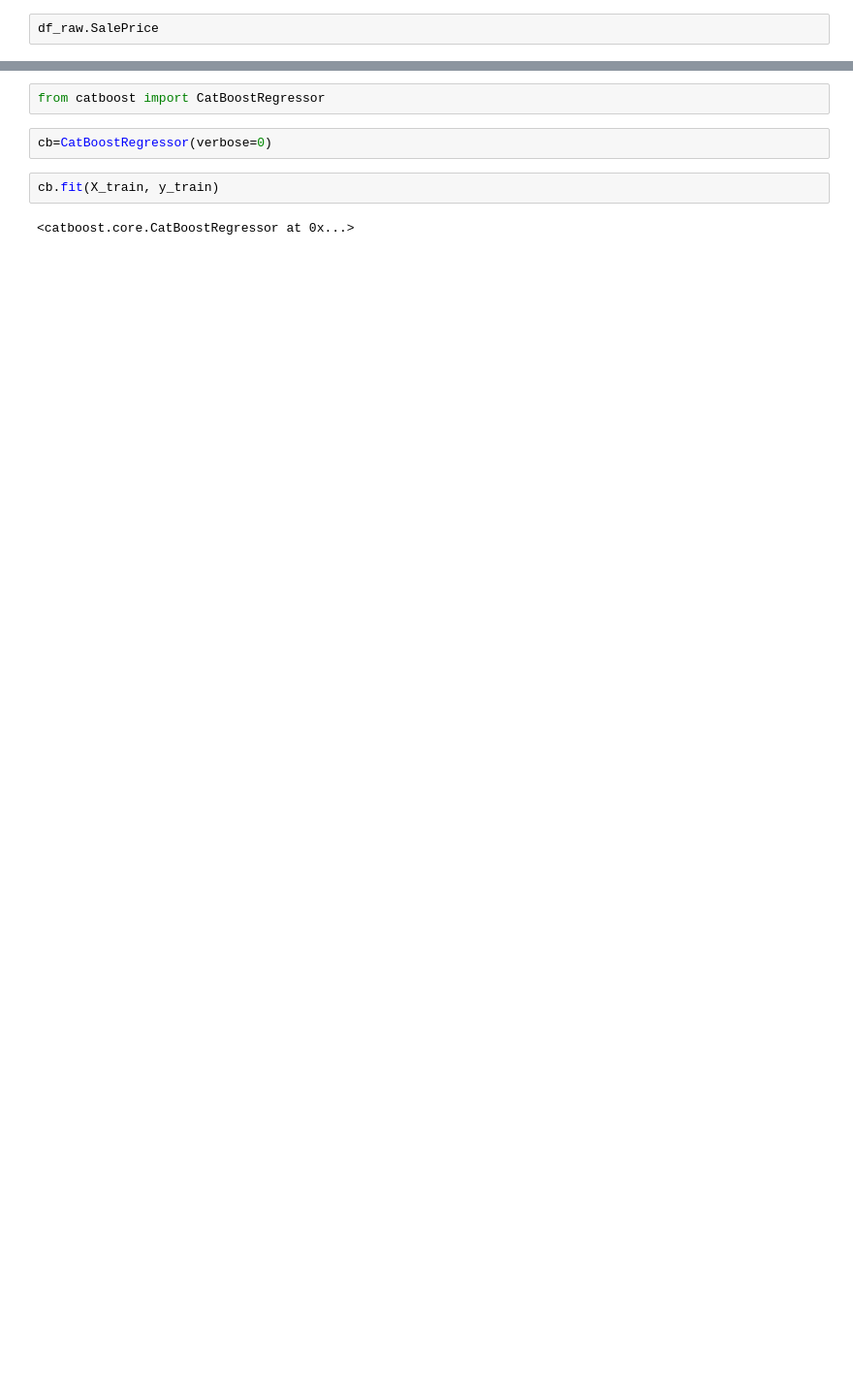
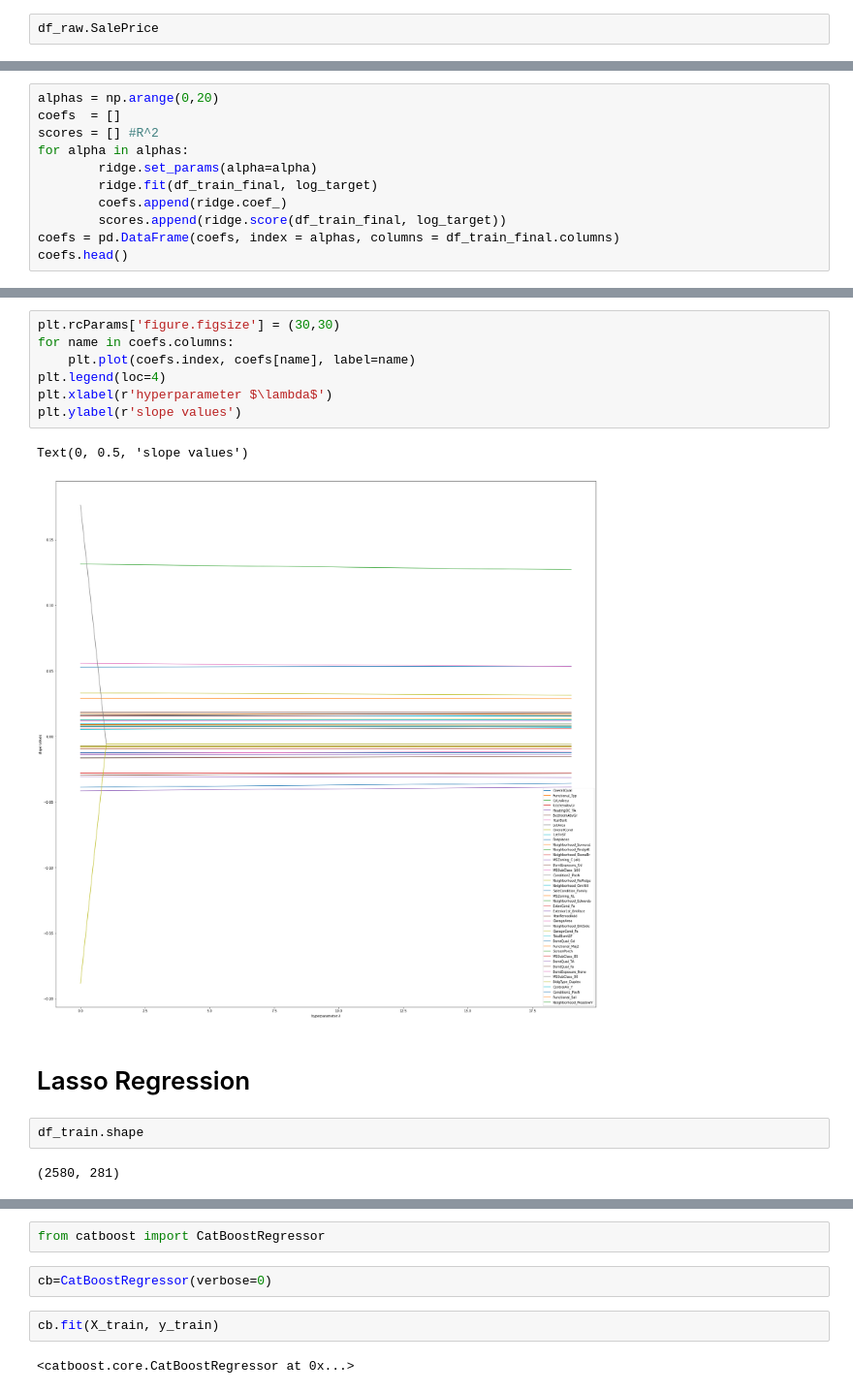
Before and after one commit to hzeig/ames-housing-predictions, a Jupyter notebook: AIDAN/EDA_Predict_House_Price 2-Copy1.ipynb, the cells around one changed output, grey strips where cells are left out. Shown at 97% size. Drawn from its saved outputs; the diff is of its cells as text; blank space fills up the shorter version.

```diff
--- a/AIDAN/EDA_Predict_House_Price 2-Copy1.ipynb
+++ b/AIDAN/EDA_Predict_House_Price 2-Copy1.ipynb
@@ -1022,0 +1058,11 @@ df_raw.SalePrice
+# %%
+alphas = np.arange(0,20)
+coefs  = []
+scores = [] #R^2
+for alpha in alphas:
+        ridge.set_params(alpha=alpha)
+        ridge.fit(df_train_final, log_target)
+        coefs.append(ridge.coef_)
+        scores.append(ridge.score(df_train_final, log_target))
+coefs = pd.DataFrame(coefs, index = alphas, columns = df_train_final.columns)
+coefs.head()
@@ -1022,0 +1076,16 @@ df_raw.SalePrice
+# %%
+plt.rcParams['figure.figsize'] = (30,30)
+for name in coefs.columns:
+    plt.plot(coefs.index, coefs[name], label=name)
+plt.legend(loc=4)
+plt.xlabel(r'hyperparameter $\lambda$')
+plt.ylabel(r'slope values')
+# %% [output]
+Text(0, 0.5, 'slope values')
+[figure, added]
+# %% [markdown]
+# Lasso Regression
+# %%
+df_train.shape
+# %% [output]
+(2580, 281)
```
Also changed, not shown: parts of 92 cells of this notebook, 5 other files.
